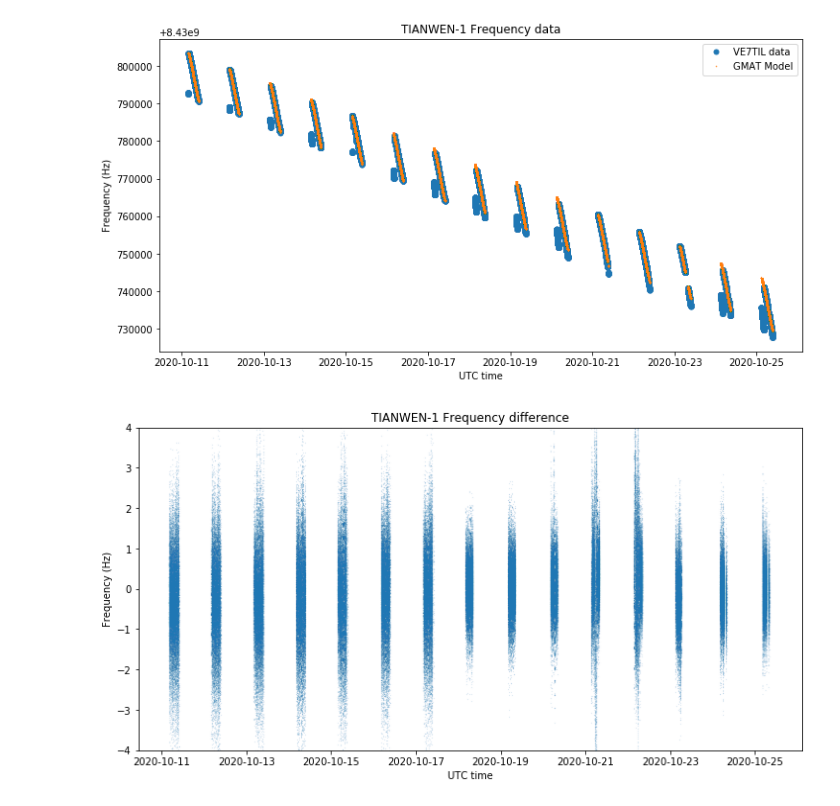
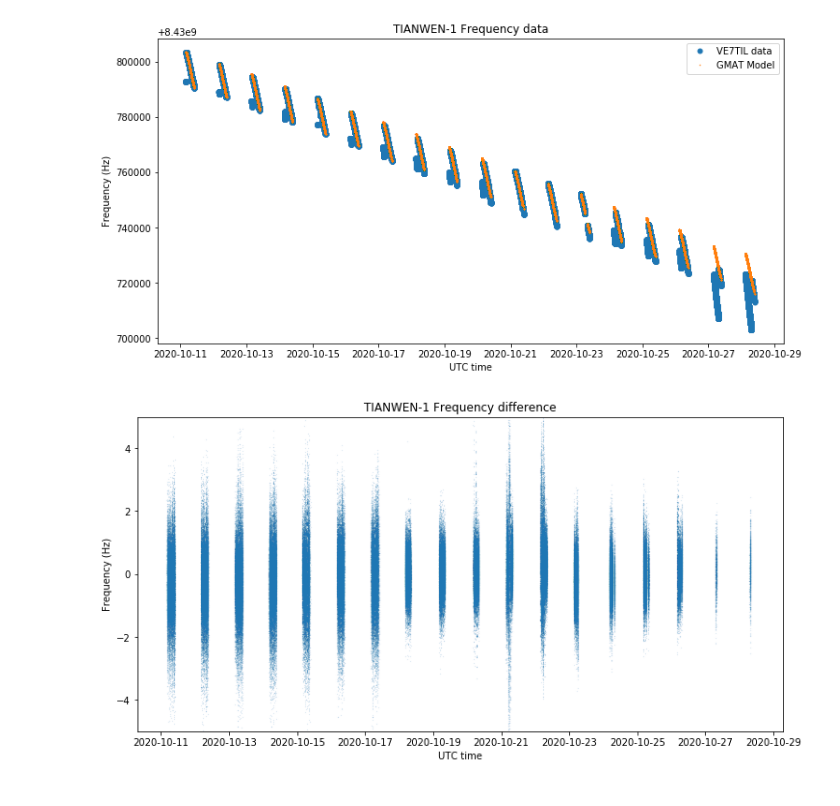
Before and after one commit to ScottTilley/tianwen1, a Jupyter notebook: Doppler Analysis.ipynb, the cells around one changed output. Saved outputs shown, nothing was run; the diff lists cells and outputs as text; code cells hidden in the pictures.

```diff
--- a/Doppler Analysis.ipynb
+++ b/Doppler Analysis.ipynb
@@ -13,7 +13,7 @@ plt.rcParams['figure.facecolor'] = 'w'
 # %%
 f_carrier = 8431.01653051e6
 # %%
-data = np.fromfile('11_25.dat', sep = ' ').reshape((-1,4))
+data = np.fromfile('11_28.dat', sep = ' ').reshape((-1,4))
 t_data = Time(data[:,0], format = 'mjd')
 freq_data = data[:,1]
 # %%
@@ -39,13 +39,13 @@ plt.xlabel('UTC time')
 plt.legend()
 plt.show();
 # %% [output]
-[figure, old version]
+[figure, new version]
 # %%
-plt.ylim(-4,4)
+plt.ylim(-5,5)
 plt.plot(t_data.datetime, freq_data - freq_gmat,'.',markersize=.1,  label = 'strf file')
 plt.title('TIANWEN-1 Frequency difference')
 plt.ylabel('Frequency (Hz)')
 plt.xlabel('UTC time')
 plt.show();
 # %% [output]
-[figure, old version]
+[figure, new version]
```
Also changed, not shown: 4 other files.
